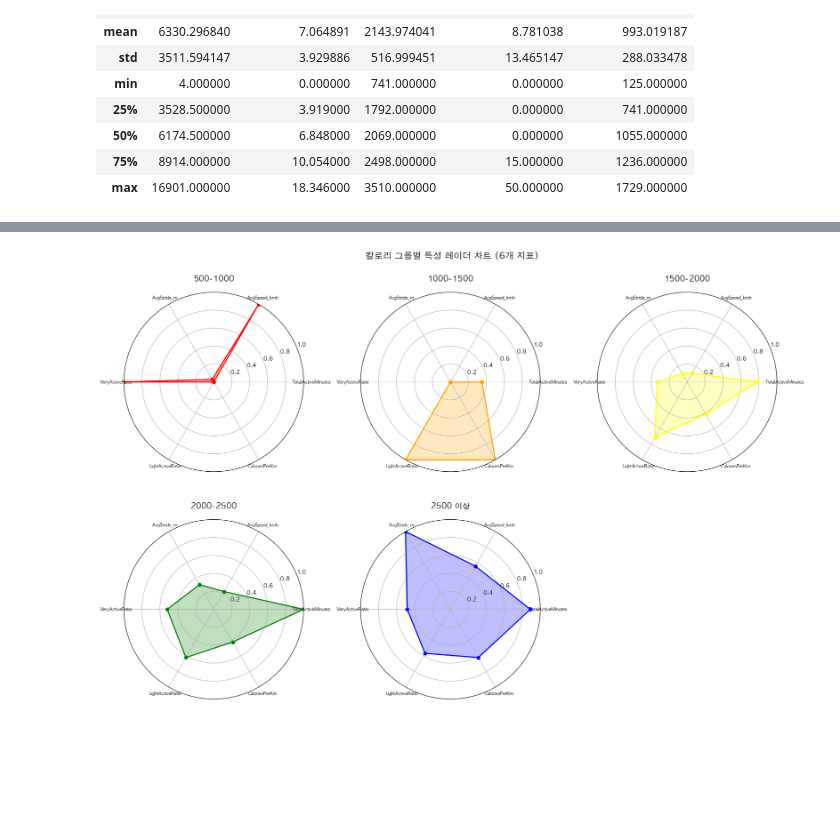
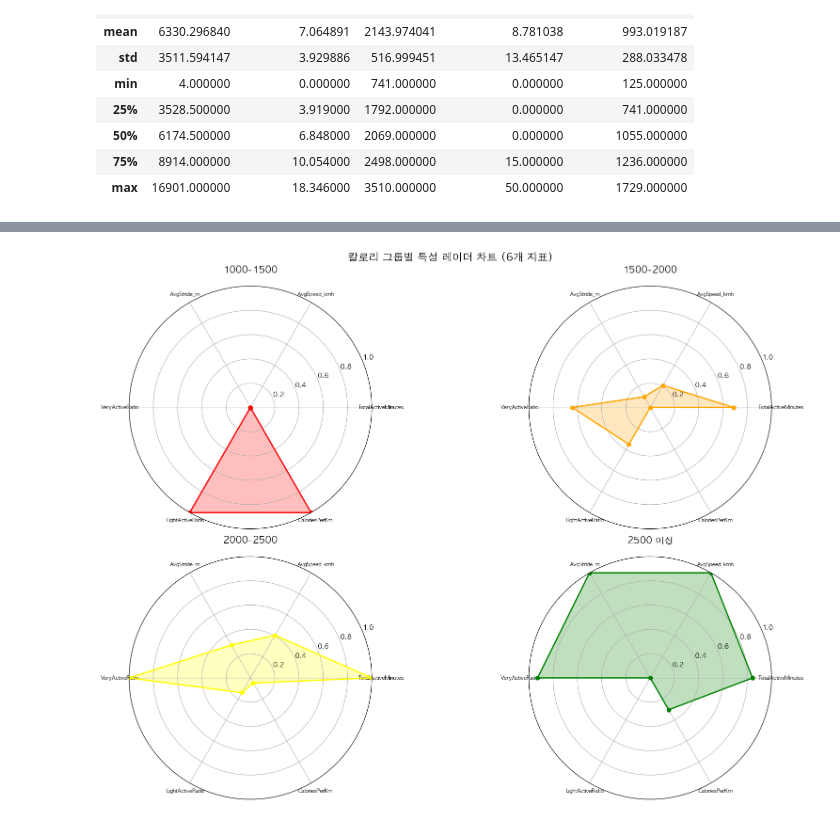
Before and after one commit to jeesy95-creator/sparta_15, a Jupyter notebook: notebooks/Soyun.ipynb, the cells around one changed output, grey strips where cells are left out. Drawn from its saved outputs; the diff is of its cells as text; code cells hidden in the pictures; blank space fills up the shorter version.

```diff
--- a/notebooks/Soyun.ipynb
+++ b/notebooks/Soyun.ipynb
@@ -90,8 +98,8 @@ Index(['Id', 'ActivityDate', 'TotalSteps', 'TotalDistance', 'TrackerDistance',
       dtype='str')
 # %%
 # 2-2. Calorie 그룹 추가
-bins = [0, 500, 1000, 1500, 2000, 2500, float('inf')]
-labels = ['500 이하', '500-1000', '1000-1500', '1500-2000', '2000-2500', '2500 이상']
+bins = [1000, 1500, 2000, 2500, float('inf')]
+labels = ['1000-1500', '1500-2000', '2000-2500', '2500 이상']
 act['CalorieGroup'] = pd.cut(act['Calories'], bins=bins, labels=labels, right=False)
 
 print("✓ CalorieGroup 컬럼 추가 완료")
@@ -295,5 +299,5 @@ Name: count, dtype: int64
 # %%
-actcp_d = actcp_final[actcp_final['CalorieGroup'] != '500 이하'].copy()
+actcp_d = actcp_final.copy()
 # %%
 # 칼로리 그룹별 평균 계산
 distance_cols = ['TotalSteps', 'TotalDistance_km', 'TrackerDistance_km',
@@ -537,10 +575,24 @@ Name: count, dtype: int64
 # %%
-# 이제 칼로리 그룹별 파생 변수 평균 계산
+# 이상치 제거 후에 칼로리 그룹을 다시 정의해야 합니다
+# 기존 CalorieGroup 컬럼 삭제
+if 'CalorieGroup' in actcp_d_clean.columns:
+    actcp_d_clean = actcp_d_clean.drop('CalorieGroup', axis=1)
+
+# 칼로리 그룹 재정의 (4개 그룹)
+bins = [1000, 1500, 2000, 2500, float('inf')]
+labels = ['1000-1500', '1500-2000', '2000-2500', '2500 이상']
+actcp_d_clean['CalorieGroup'] = pd.cut(actcp_d_clean['Calories'], bins=bins, labels=labels, right=False)
+
+# 500-1000 그룹 제외된 것 확인
+print("\n=== 재정의된 칼로리 그룹별 분포 ===")
+print(actcp_d_clean['CalorieGroup'].value_counts().sort_index())
+
+# 다시 그룹별 평균 계산
 derived_cols = ['TotalActiveMinutes', 'AvgSpeed_kmh', 'AvgPace_min_per_km',
                 'AvgStride_m', 'VeryActiveRatio', 'LightActiveRatio', 'CaloriesPerKm']
 
 calorie_group_derived = actcp_d_clean.groupby('CalorieGroup', observed=True)[derived_cols].mean().round(3)
 
-print("=== 칼로리 그룹별 파생 변수 평균 ===")
+print("\n=== 칼로리 그룹별 파생 변수 평균 (4개 그룹) ===")
 display(calorie_group_derived)
 # %% [output]
@@ -704,37 +763,37 @@ categories = list(calorie_group_derived_normalized.columns)
 N = len(categories)
 
 # 각도 계산
 angles = [n / float(N) * 2 * pi for n in range(N)]
 angles += angles[:1]
 
 # 플롯 생성
-fig, axes = plt.subplots(2, 3, figsize=(18, 12), subplot_kw=dict(projection='polar'))
+fig, axes = plt.subplots(2, 2, figsize=(18, 12), subplot_kw=dict(projection='polar'))
 axes = axes.flatten()
 
-colors = ['red', 'orange', 'yellow', 'green', 'blue']  # 5개 그룹이므로 5개 색상
+colors = ['red', 'orange', 'yellow', 'green']  # 4개 그룹이므로 4개 색상
 
 for idx, (group, color) in enumerate(zip(calorie_group_derived_normalized.index, colors)):
     ax = axes[idx]
 
     values = calorie_group_derived_normalized.loc[group].values.tolist()
     values += values[:1]
 
     ax.plot(angles, values, 'o-', linewidth=2, label=group, color=color)
     ax.fill(angles, values, alpha=0.25, color=color)
     ax.set_xticks(angles[:-1])
     ax.set_xticklabels(categories, size=8)
     ax.set_ylim(0, 1)
     ax.set_title(f'{group}', size=14, fontweight='bold', pad=20)
     ax.grid(True)
 
 # 6번째 subplot은 비우기 (5개 그룹만 있으므로)
-axes[5].axis('off')
+#axes[5].axis('off')
 
 plt.suptitle('칼로리 그룹별 특성 레이더 차트 (6개 지표)', fontsize=16, fontweight='bold', y=0.98)
 plt.tight_layout()
 plt.show()
 # %% [output]
-[figure, old version]
+[figure, new version]
 # %%
 # 2. 변수별로 개별 막대 그래프 (비교하기 쉽게)
 fig, axes = plt.subplots(4, 2, figsize=(16, 16))
```
Also changed, not shown: parts of 27 cells of this notebook, 2 other files.
